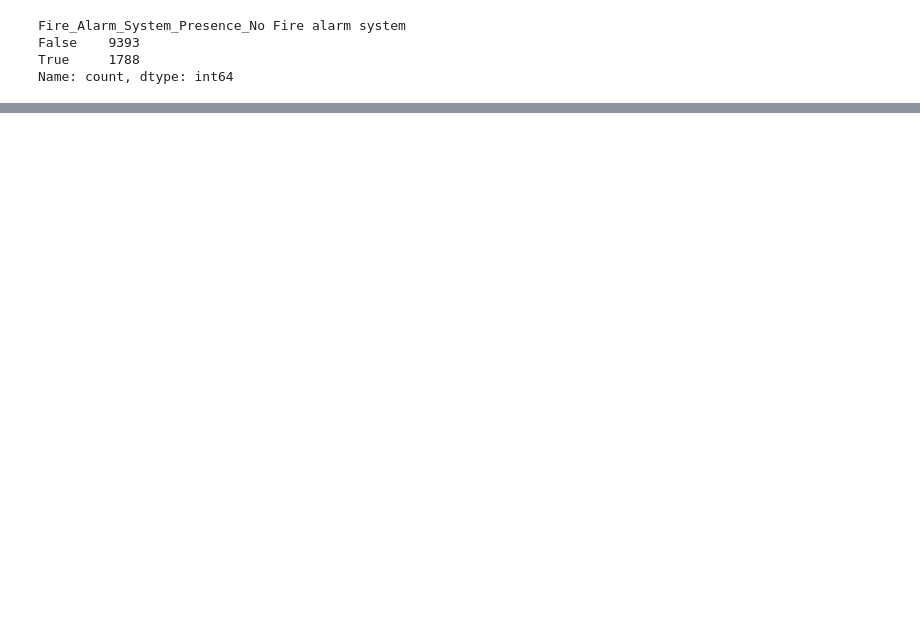
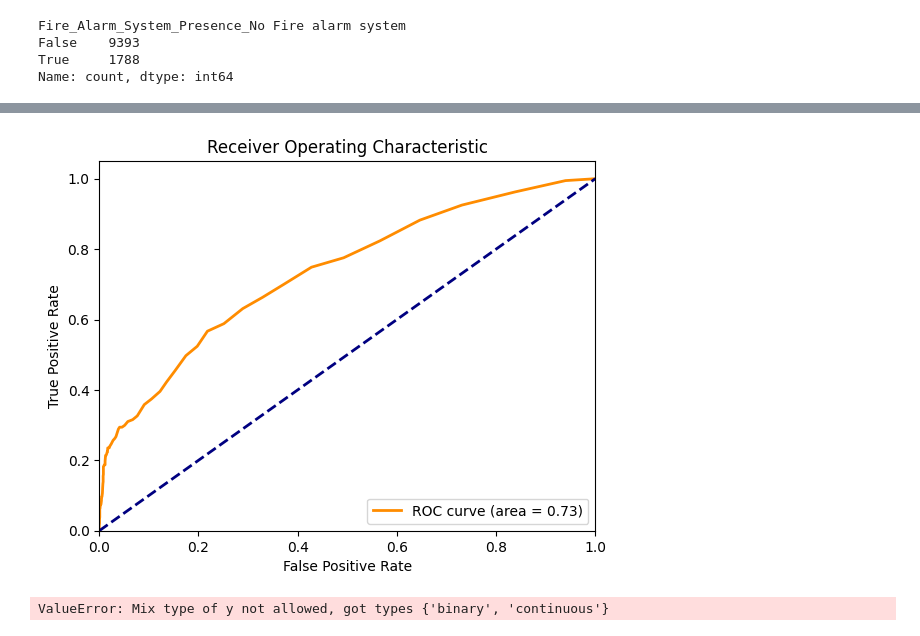
Before and after one commit to infoshareacademy/grupa_BKMMZ, a Jupyter notebook: ML/Fire_Project.ipynb, the cells around one changed output, grey strips where cells are left out. Drawn from its saved outputs; the diff is of its cells as text; code cells hidden in the pictures; blank space fills up the shorter version.

Commit message:
added scaler, model, ROC Curve

```diff
--- a/ML/Fire_Project.ipynb
+++ b/ML/Fire_Project.ipynb
@@ -271,0 +266,3 @@ df_two = df_two.drop(columns = col_to_drop, axis = 1)
+# %%
+X = df_two.drop(columns = 'Civilian_Casualties')
+y = df_two['Civilian_Casualties']
@@ -271,0 +271,2 @@ df_two = df_two.drop(columns = col_to_drop, axis = 1)
+# %%
+X_train, X_test, y_train, y_test = train_test_split(X, y, test_size = 0.2, random_state = 42)
@@ -272 +275,6 @@ df_two = df_two.drop(columns = col_to_drop, axis = 1)
+# %%
+scaler = StandardScaler()
+
+X_train_scaled = scaler.fit_transform(X_train)
+X_test_scaled = scaler.transform(X_test)
 # %% [markdown]
@@ -293,0 +282,3 @@ memory usage: 1.2+ MB
+# %%
+model = RandomForestClassifier(n_estimators = 100, random_state = 42)
+model.fit(X_train_scaled, y_train)
@@ -293,0 +322,24 @@ memory usage: 1.2+ MB
+# %%
+y_prob = model.predict_proba(X_test_scaled)[:, 1]
+
+# Obliczanie wartości FPR, TPR oraz progu
+fpr, tpr, thresholds = roc_curve(y_test, y_prob)
+roc_auc = auc(fpr, tpr)
+
+# Rysowanie krzywej ROC
+plt.figure()
+plt.plot(fpr, tpr, color='darkorange', lw=2, label='ROC curve (area = %0.2f)' % roc_auc)
+plt.plot([0, 1], [0, 1], color='navy', lw=2, linestyle='--')
+plt.xlim([0.0, 1.0])
+plt.ylim([0.0, 1.05])
+plt.xlabel('False Positive Rate')
+plt.ylabel('True Positive Rate')
+plt.title('Receiver Operating Characteristic')
+plt.legend(loc="lower right")
+plt.show()
+# %% [output]
+[figure, added]
+# %%
+ConfusionMatrixDisplay.from_predictions(y_test, y_prob)
+# %% [output]
+ValueError: Mix type of y not allowed, got types {'binary', 'continuous'}
```
Also changed, not shown: parts of 16 cells of this notebook.
